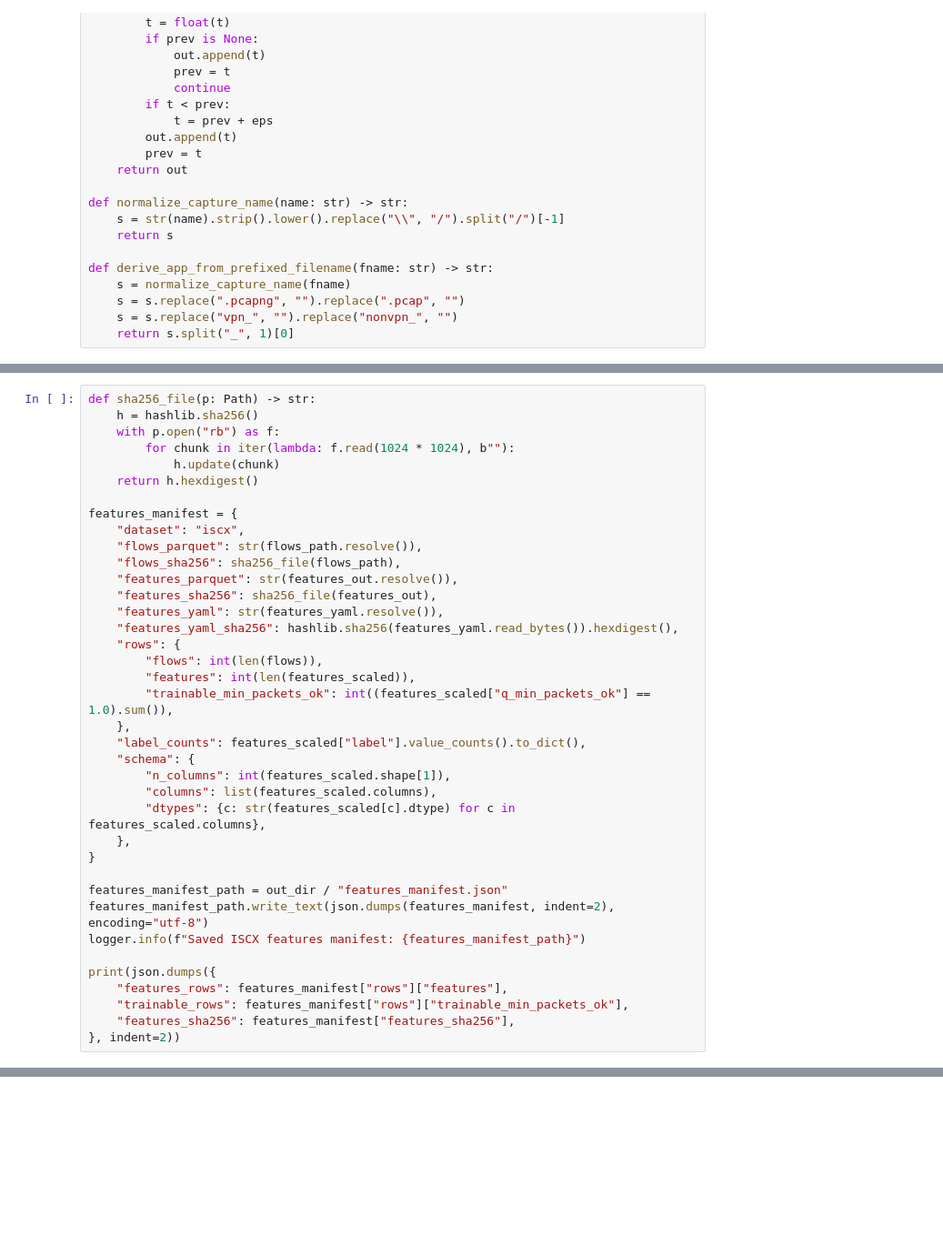
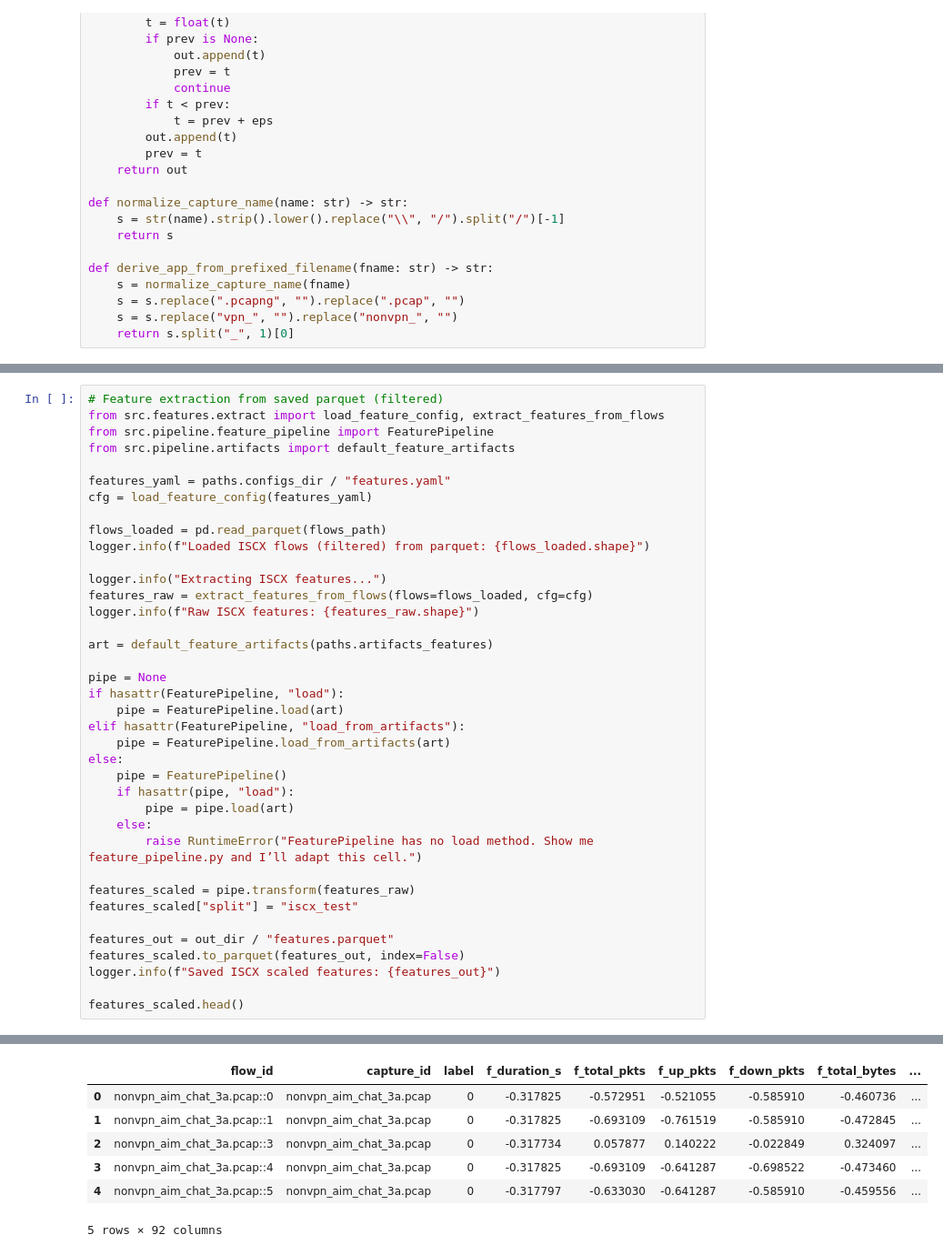
Before and after one commit to MalinaDumitrescu/ai-vpn-firewall, a Jupyter notebook: notebooks/08_iscx_data_processing.ipynb, the cells around one changed output, grey strips where cells are left out. Shown at 91% size. Drawn from its saved outputs; the diff is of its cells as text; blank space fills up the shorter version.

Commit message:
to be continued-> fixing iscx dataset distribution

```diff
--- a/notebooks/08_iscx_data_processing.ipynb
+++ b/notebooks/08_iscx_data_processing.ipynb
@@ -393,39 +384,39 @@ features_scaled.head()
 # %%
-def sha256_file(p: Path) -> str:
-    h = hashlib.sha256()
-    with p.open("rb") as f:
-        for chunk in iter(lambda: f.read(1024 * 1024), b""):
-            h.update(chunk)
-    return h.hexdigest()
+# Feature extraction from saved parquet (filtered)
+from src.features.extract import load_feature_config, extract_features_from_flows
+from src.pipeline.feature_pipeline import FeaturePipeline
+from src.pipeline.artifacts import default_feature_artifacts
 
-features_manifest = {
-    "dataset": "iscx",
-    "flows_parquet": str(flows_path.resolve()),
-    "flows_sha256": sha256_file(flows_path),
-    "features_parquet": str(features_out.resolve()),
-    "features_sha256": sha256_file(features_out),
-    "features_yaml": str(features_yaml.resolve()),
-    "features_yaml_sha256": hashlib.sha256(features_yaml.read_bytes()).hexdigest(),
-    "rows": {
-        "flows": int(len(flows)),
-        "features": int(len(features_scaled)),
-        "trainable_min_packets_ok": int((features_scaled["q_min_packets_ok"] == 1.0).sum()),
-    },
-    "label_counts": features_scaled["label"].value_counts().to_dict(),
-    "schema": {
-        "n_columns": int(features_scaled.shape[1]),
-        "columns": list(features_scaled.columns),
-        "dtypes": {c: str(features_scaled[c].dtype) for c in features_scaled.columns},
-    },
-}
+features_yaml = paths.configs_dir / "features.yaml"
+cfg = load_feature_config(features_yaml)
 
-features_manifest_path = out_dir / "features_manifest.json"
-features_manifest_path.write_text(json.dumps(features_manifest, indent=2), encoding="utf-8")
-logger.info(f"Saved ISCX features manifest: {features_manifest_path}")
+flows_loaded = pd.read_parquet(flows_path)
+logger.info(f"Loaded ISCX flows (filtered) from parquet: {flows_loaded.shape}")
 
-print(json.dumps({
-    "features_rows": features_manifest["rows"]["features"],
-    "trainable_rows": features_manifest["rows"]["trainable_min_packets_ok"],
-    "features_sha256": features_manifest["features_sha256"],
-}, indent=2))
+logger.info("Extracting ISCX features...")
+features_raw = extract_features_from_flows(flows=flows_loaded, cfg=cfg)
+logger.info(f"Raw ISCX features: {features_raw.shape}")
+
+art = default_feature_artifacts(paths.artifacts_features)
+
+pipe = None
+if hasattr(FeaturePipeline, "load"):
+    pipe = FeaturePipeline.load(art)
+elif hasattr(FeaturePipeline, "load_from_artifacts"):
+    pipe = FeaturePipeline.load_from_artifacts(art)
+else:
+    pipe = FeaturePipeline()
+    if hasattr(pipe, "load"):
+        pipe = pipe.load(art)
+    else:
+        raise RuntimeError("FeaturePipeline has no load method. Show me feature_pipeline.py and I’ll adapt this cell.")
+
+features_scaled = pipe.transform(features_raw)
+features_scaled["split"] = "iscx_test"
+
+features_out = out_dir / "features.parquet"
+features_scaled.to_parquet(features_out, index=False)
+logger.info(f"Saved ISCX scaled features: {features_out}")
+
+features_scaled.head()
 # %% [output]
@@ -437,0 +427,7 @@ print(json.dumps({
+|  | flow_id | capture_id | label | f_duration_s | f_total_pkts | f_up_pkts | f_down_pkts | f_total_bytes | ... |
+| 0 | nonvpn_aim_chat_3a.pcap::0 | nonvpn_aim_chat_3a.pcap | 0 | -0.317825 | -0.572951 | -0.521055 | -0.585910 | -0.460736 | ... |
+| 1 | nonvpn_aim_chat_3a.pcap::1 | nonvpn_aim_chat_3a.pcap | 0 | -0.317825 | -0.693109 | -0.761519 | -0.585910 | -0.472845 | ... |
+| 2 | nonvpn_aim_chat_3a.pcap::3 | nonvpn_aim_chat_3a.pcap | 0 | -0.317734 | 0.057877 | 0.140222 | -0.022849 | 0.324097 | ... |
+| 3 | nonvpn_aim_chat_3a.pcap::4 | nonvpn_aim_chat_3a.pcap | 0 | -0.317825 | -0.693109 | -0.641287 | -0.698522 | -0.473460 | ... |
+| 4 | nonvpn_aim_chat_3a.pcap::5 | nonvpn_aim_chat_3a.pcap | 0 | -0.317797 | -0.633030 | -0.641287 | -0.585910 | -0.459556 | ... |
+5 rows × 92 columns
```
Also changed, not shown: parts of 12 cells of this notebook, 2 other files.
